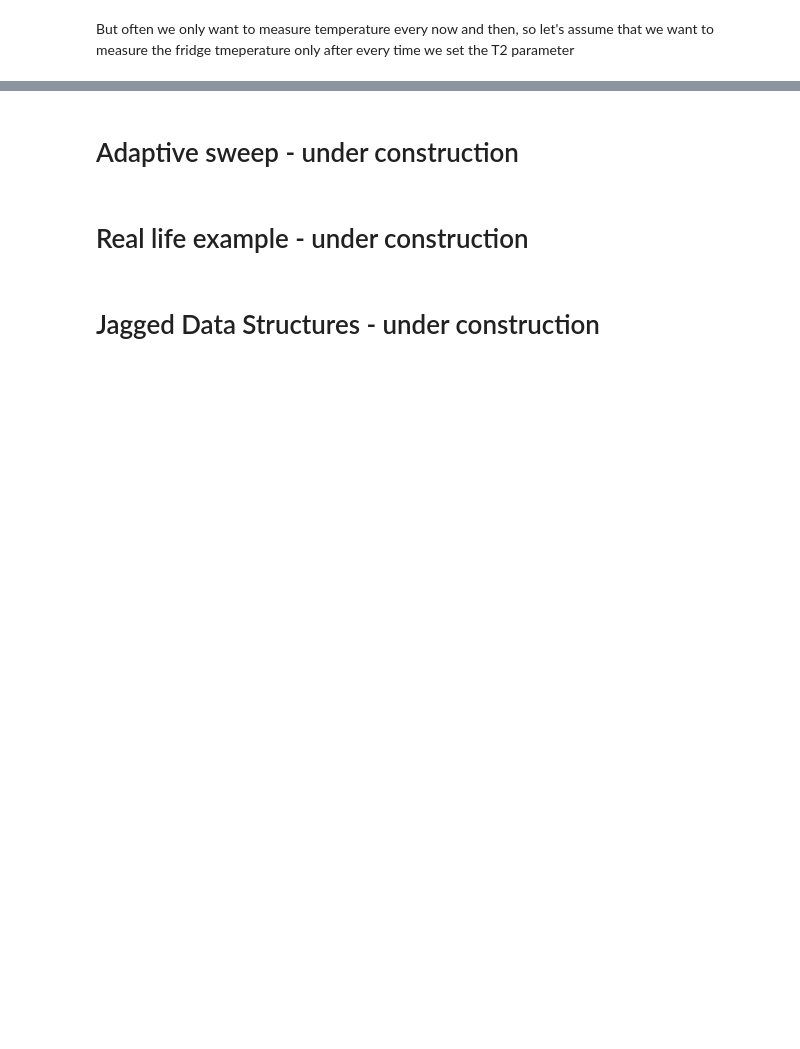
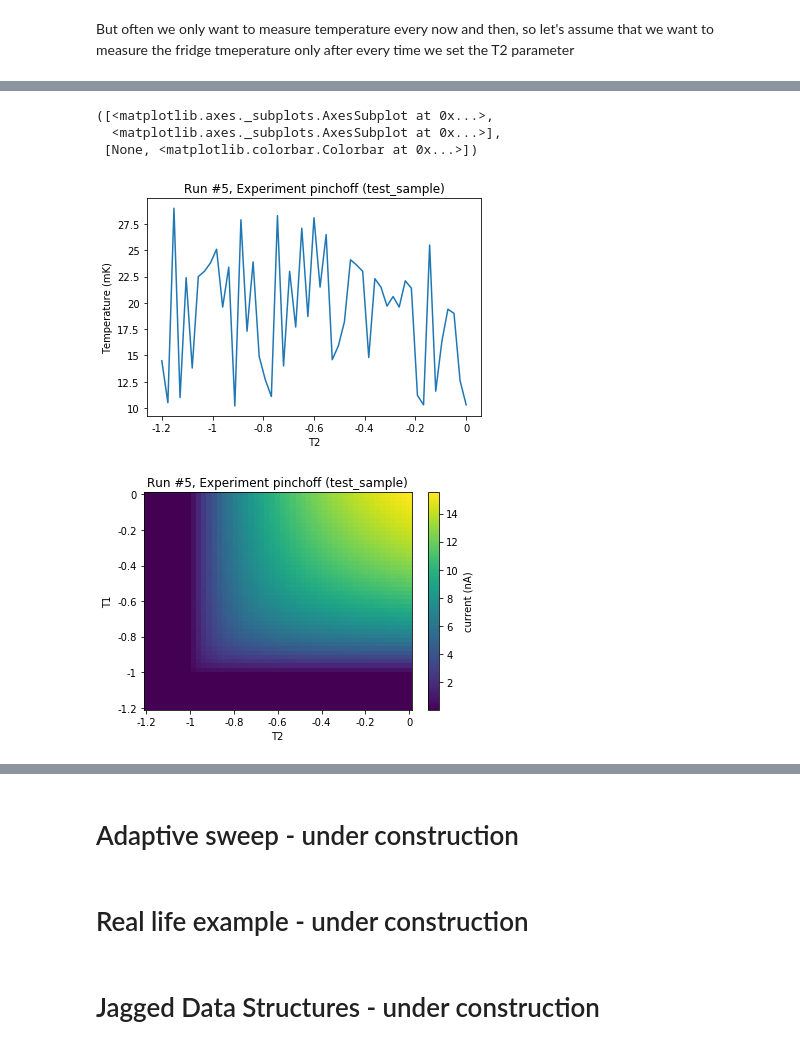
Before and after one commit to damazter/pysweep, a Jupyter notebook: docs/Examples.ipynb, the cells around one changed output, grey strips where cells are left out. Saved outputs shown, nothing was run; the diff lists cells and outputs as text; code cells hidden in the pictures; blank space fills up the shorter version.

```diff
--- a/docs/Examples.ipynb
+++ b/docs/Examples.ipynb
@@ -150,0 +213,8 @@ Starting experimental run with id: 17
+# %%
+qcodes.dataset.plotting.plot_dataset(r.datasaver.dataset)
+# %% [output]
+([<matplotlib.axes._subplots.AxesSubplot at 0x...>,
+  <matplotlib.axes._subplots.AxesSubplot at 0x...>],
+ [None, <matplotlib.colorbar.Colorbar at 0x...>])
+[figure, added]
+[figure, added]
```
Also changed, not shown: parts of 37 cells of this notebook.
